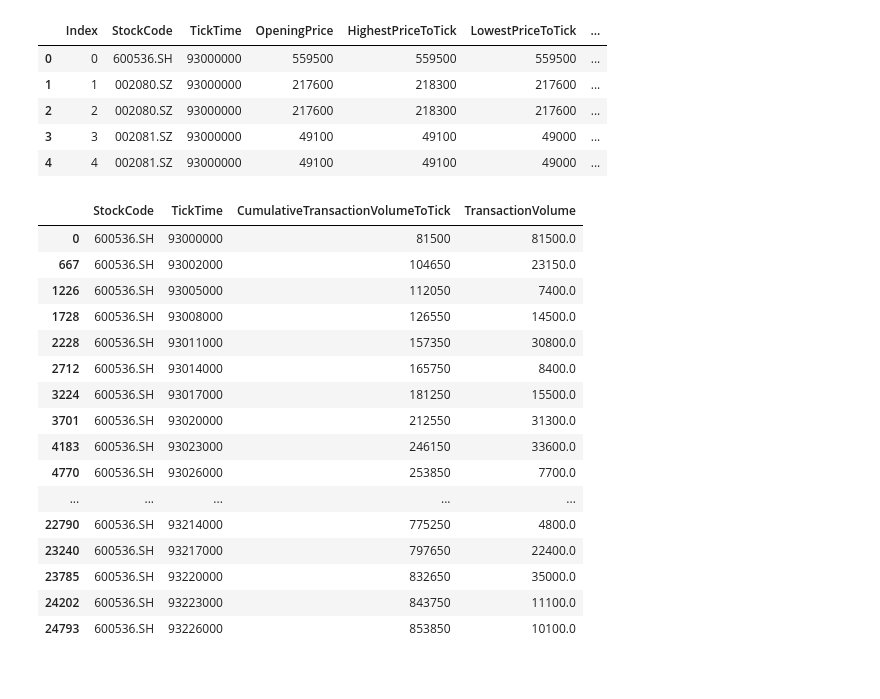
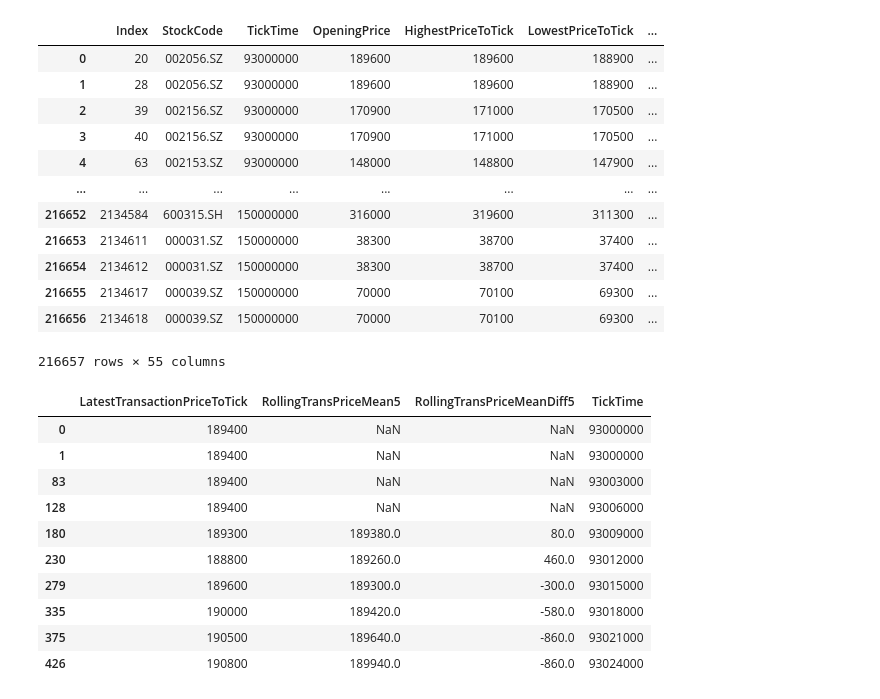
Before and after one commit to kaushikkishen/sultanTrade, a Jupyter notebook: test.ipynb, the cells around one changed output. Cells and saved outputs as stored; diff of their text form; code cells hidden in the pictures.

```diff
--- a/test.ipynb
+++ b/test.ipynb
@@ -2,8 +2,9 @@
 import pandas as pd
 import os
 from utils.change_column_names import changeToName
-##from utils.FeatureEngineering import *
+from utils.feature_engineering import *
+from utils.labels import *
+
+from sklearn.pipeline import Pipeline
 
 os.listdir()
-pd.set_option('display.max_columns', None)
-pd.set_option('display.max_rows', 50)
@@ -10,3 +24,2 @@ pd.set_option('display.max_rows', 50)
 # %%
-data = pd.read_csv('tickdata_20221229.csv')
-data.head()
+data = pd.read_csv('sample_tickdata.csv')
@@ -20,35 +26,42 @@ data.head()
 # %%
 data = changeToName(data)
-data.head()
+data
 # %% [output]
 |  | Index | StockCode | TickTime | OpeningPrice | HighestPriceToTick | LowestPriceToTick | ... |
-| 0 | 0 | 600536.SH | 93000000 | 559500 | 559500 | 559500 | ... |
-| 1 | 1 | 002080.SZ | 93000000 | 217600 | 218300 | 217600 | ... |
-| 2 | 2 | 002080.SZ | 93000000 | 217600 | 218300 | 217600 | ... |
-| 3 | 3 | 002081.SZ | 93000000 | 49100 | 49100 | 49000 | ... |
-| 4 | 4 | 002081.SZ | 93000000 | 49100 | 49100 | 49000 | ... |
+| 0 | 20 | 002056.SZ | 93000000 | 189600 | 189600 | 188900 | ... |
+| 1 | 28 | 002056.SZ | 93000000 | 189600 | 189600 | 188900 | ... |
+| 2 | 39 | 002156.SZ | 93000000 | 170900 | 171000 | 170500 | ... |
+| 3 | 40 | 002156.SZ | 93000000 | 170900 | 171000 | 170500 | ... |
+| 4 | 63 | 002153.SZ | 93000000 | 148000 | 148800 | 147900 | ... |
+| ... | ... | ... | ... | ... | ... | ... | ... |
+| 216652 | 2134584 | 600315.SH | 150000000 | 316000 | 319600 | 311300 | ... |
+| 216653 | 2134611 | 000031.SZ | 150000000 | 38300 | 38700 | 37400 | ... |
+| 216654 | 2134612 | 000031.SZ | 150000000 | 38300 | 38700 | 37400 | ... |
+| 216655 | 2134617 | 000039.SZ | 150000000 | 70000 | 70100 | 69300 | ... |
+| 216656 | 2134618 | 000039.SZ | 150000000 | 70000 | 70100 | 69300 | ... |
+216657 rows × 55 columns
 # %%
-wa = TransactionVolume()
-datax = wa.transform(data)
+pipeline = Pipeline([
+    ('WeightedAvgPriceSpread', WeightedAvgComPriceSpread()),
+    ('RollingComPriceSpread', RollingComPriceSpreadMean()),
+    ('RollingTransPriceSpread', RollingTransPriceMean()),
+    ('RollingComPriceSpreadDiff', RollingTransPriceMeanDiff()),
+    ('RollingTransPriceMeanDiff', RollingTransPriceMeanDiff()),
+#     ('Local Minima', LocalMinima())
+])
+datax = pipeline.fit_transform(data)
 # %%
-datax[datax['StockCode'] == '600536.SH'].sort_values(['StockCode', 'TickTime']) \
-    [['StockCode', 'TickTime', 'CumulativeTransactionVolumeToTick',
-     'TransactionVolume']].head(50)
+datax[datax['StockCode'] == '002056.SZ'][['LatestTransactionPriceToTick', 'RollingTransPriceMean5',
+                                         'RollingTransPriceMeanDiff5', 'TickTime']].sort_values('TickTime').head(10)
 # %% [output]
-|  | StockCode | TickTime | CumulativeTransactionVolumeToTick | TransactionVolume |
-| 0 | 600536.SH | 93000000 | 81500 | 81500.0 |
-| 667 | 600536.SH | 93002000 | 104650 | 23150.0 |
-| 1226 | 600536.SH | 93005000 | 112050 | 7400.0 |
-| 1728 | 600536.SH | 93008000 | 126550 | 14500.0 |
-| 2228 | 600536.SH | 93011000 | 157350 | 30800.0 |
-| 2712 | 600536.SH | 93014000 | 165750 | 8400.0 |
-| 3224 | 600536.SH | 93017000 | 181250 | 15500.0 |
-| 3701 | 600536.SH | 93020000 | 212550 | 31300.0 |
-| 4183 | 600536.SH | 93023000 | 246150 | 33600.0 |
-| 4770 | 600536.SH | 93026000 | 253850 | 7700.0 |
-| ... | ... | ... | ... | ... |
-| 22790 | 600536.SH | 93214000 | 775250 | 4800.0 |
-| 23240 | 600536.SH | 93217000 | 797650 | 22400.0 |
-| 23785 | 600536.SH | 93220000 | 832650 | 35000.0 |
-| 24202 | 600536.SH | 93223000 | 843750 | 11100.0 |
-| 24793 | 600536.SH | 93226000 | 853850 | 10100.0 |
+|  | LatestTransactionPriceToTick | RollingTransPriceMean5 | RollingTransPriceMeanDiff5 | TickTime |
+| 0 | 189400 | NaN | NaN | 93000000 |
+| 1 | 189400 | NaN | NaN | 93000000 |
+| 83 | 189400 | NaN | NaN | 93003000 |
+| 128 | 189400 | NaN | NaN | 93006000 |
+| 180 | 189300 | 189380.0 | 80.0 | 93009000 |
+| 230 | 188800 | 189260.0 | 460.0 | 93012000 |
+| 279 | 189600 | 189300.0 | -300.0 | 93015000 |
+| 335 | 190000 | 189420.0 | -580.0 | 93018000 |
+| 375 | 190500 | 189640.0 | -860.0 | 93021000 |
+| 426 | 190800 | 189940.0 | -860.0 | 93024000 |
```
Also changed, not shown: parts of 3 cells of this notebook, 3 other files.
